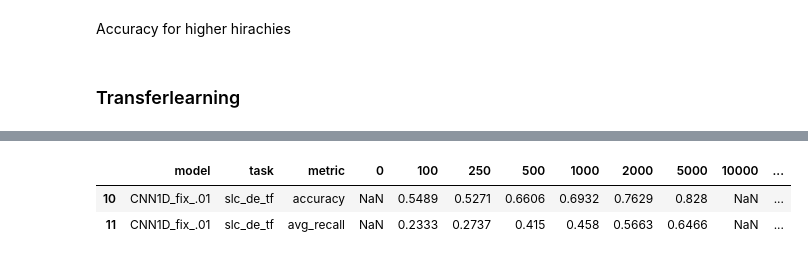
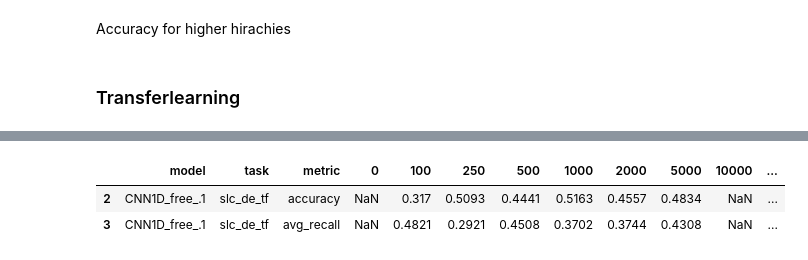
Before and after one commit to ELehmann91/Thesis_Multilingual_Transferlearning, a Jupyter notebook: Results_Thesis.ipynb, the cells around one changed output, grey strips where cells are left out. Drawn from its saved outputs; the diff is of its cells as text; code cells hidden in the pictures.

```diff
--- a/Results_Thesis.ipynb
+++ b/Results_Thesis.ipynb
@@ -2597,7 +4209,7 @@ opt = Adam(lr=lr, decay=lr/100)
 
 input_layer = Input(shape = (seq_len,embedding_dim,), name='text_input')
 
-filter_sizes = [1,2,5]
+filter_sizes = [2,3,5]
 maxpool_pool = []
 for i in range(len(filter_sizes)):
     conv = Conv1D(100, kernel_size=filter_sizes[i], kernel_initializer='he_normal', activation='relu')(input_layer)
@@ -2669,7 +4281,7 @@ df_results[(df_results['model']==model) & (df_results['task']==task)]
 ## CNN 1D
 # %%
 dropout_rate= 0.5
-filter_sizes =  [1,2,5]
+filter_sizes = [2,3,5]
 num_filters = 80
 lr = .01
 opt = Adam(lr=lr, decay=lr/150)
@@ -2795,10 +4407,10 @@ plt.show()
 #test_xy(X_test_emb_de,y_test_de,'german',model_new)
 #test_xy(X_test_emb_fr,y_test_fr,'french',model_new)
 # %%
-dropout_rate= 0.55
-filter_sizes =  [1,2,5]
-num_filters = 85
-lr = .01
+dropout_rate= 0.2
+filter_sizes =  [3,4,5]
+num_filters = 75
+lr = .001
 opt = Adam(lr=lr, decay=lr/150)
 
 
@@ -2816,18 +4428,18 @@ falt_layer = Flatten(name='flat')(pool_layer)
 drop_layer = Dropout(dropout_rate,name='drop')(falt_layer)
 pred_layer = Dense(no_Classes, activation = 'softmax', name='output_de')(drop_layer)
 
-de_cnn1d = Model(inputs = [input_layer], outputs = pred_layer)
-de_cnn1d.compile(optimizer = opt, loss = 'categorical_crossentropy', metrics = ['accuracy'])
+de_cnn1d_tf = Model(inputs = [input_layer], outputs = pred_layer)
+de_cnn1d_tf.compile(optimizer = opt, loss = 'categorical_crossentropy', metrics = ['accuracy'])
 early_stopping = EarlyStopping(patience = 5)
 print(X_train_pad_de.shape, y_train_enc_de.shape)
-print(de_cnn1d.summary())
-hist = de_cnn1d.fit(x = X_train_pad_de, y = y_train_enc_de,\
+print(de_cnn1d_tf.summary())
+hist = de_cnn1d_tf.fit(x = X_train_pad_de, y = y_train_enc_de,\
                 validation_data = (X_val_pad_de, y_val_enc_de), \
                 epochs = 150, batch_size = 64, shuffle = True, class_weight = class_weight_dict_de,  \
                 callbacks = [early_stopping])
 #verbose =0,
 
 de_cnn1d_tf.save_weights('de_cnn1d_tf')
-all_tests(de_cnn1d,X_test_pad_de,X_test_pad_fr,X_pad_it)
+all_tests(de_cnn1d_tf,X_test_pad_de,X_test_pad_fr,X_pad_it)
 # %% [output]
 (23597, 31) (23597, 75)
@@ -2883,3 +4495,19 @@ def transfer_cnn(few_shot,freeze,lr):
 
     df_results[str(few_shot)][(df_results['model']==model) & (df_results['task']==task)& (df_results['metric']=='accuracy')] = round(accuracy_score(y_pred_test_fr, y_test_fr),4)
     df_results[str(few_shot)][(df_results['model']==model) & (df_results['task']==task)& (df_results['metric']=='avg_recall')] = round(balanced_accuracy_score(y_pred_test_fr, y_test_fr),4)
+# %%
+ task = 'slc_de_tf'
+model = 'CNN1D_fix_.01'
+metrics = ['accuracy','avg_recall']
+
+for m in metrics:
+    if len(df_results[(df_results['model']==model) & (df_results['task']==task)& (df_results['metric']==m)])==0:
+        df_results = df_results.append({'model': model,'task':task,'metric':m}, ignore_index=True)
+
+for obs in tqdm([100,250,500,1000,2000,5000]):
+    lr = 0.005
+    if obs == 250:
+        lr= 0.001
+    transfer_cnn(obs,True,lr = lr)
+
+df_results[(df_results['model']==model) & (df_results['task']==task)]
@@ -2886,6 +4620,6 @@ def transfer_cnn(few_shot,freeze,lr):
 # %%
  task = 'slc_de_tf'
-model = 'CNN1D_fix_.01'
+model = 'CNN1D_free_.1'
 metrics = ['accuracy','avg_recall']
 
 for m in metrics:
@@ -2893,7 +4627,7 @@ for m in metrics:
         df_results = df_results.append({'model': model,'task':task,'metric':m}, ignore_index=True)
 
 for obs in tqdm([100,250,500,1000,2000,5000]):
-     transfer_cnn(obs,True,lr = .01)
+     transfer_cnn(obs,False,lr = .005)
 
 df_results[(df_results['model']==model) & (df_results['task']==task)]
 # %% [output]
@@ -3000,5 +4734,5 @@ Non-trainable params: 6,982,725
 __________________________________________________________________________________________________
 None
 |  | model | task | metric | 0 | 100 | 250 | 500 | 1000 | 2000 | 5000 | 10000 | ... |
-| 10 | CNN1D_fix_.01 | slc_de_tf | accuracy | NaN | 0.5489 | 0.5271 | 0.6606 | 0.6932 | 0.7629 | 0.828 | NaN | ... |
-| 11 | CNN1D_fix_.01 | slc_de_tf | avg_recall | NaN | 0.2333 | 0.2737 | 0.415 | 0.458 | 0.5663 | 0.6466 | NaN | ... |
+| 2 | CNN1D_free_.1 | slc_de_tf | accuracy | NaN | 0.317 | 0.5093 | 0.4441 | 0.5163 | 0.4557 | 0.4834 | NaN | ... |
+| 3 | CNN1D_free_.1 | slc_de_tf | avg_recall | NaN | 0.4821 | 0.2921 | 0.4508 | 0.3702 | 0.3744 | 0.4308 | NaN | ... |
```
Also changed, not shown: parts of 101 cells of this notebook.
